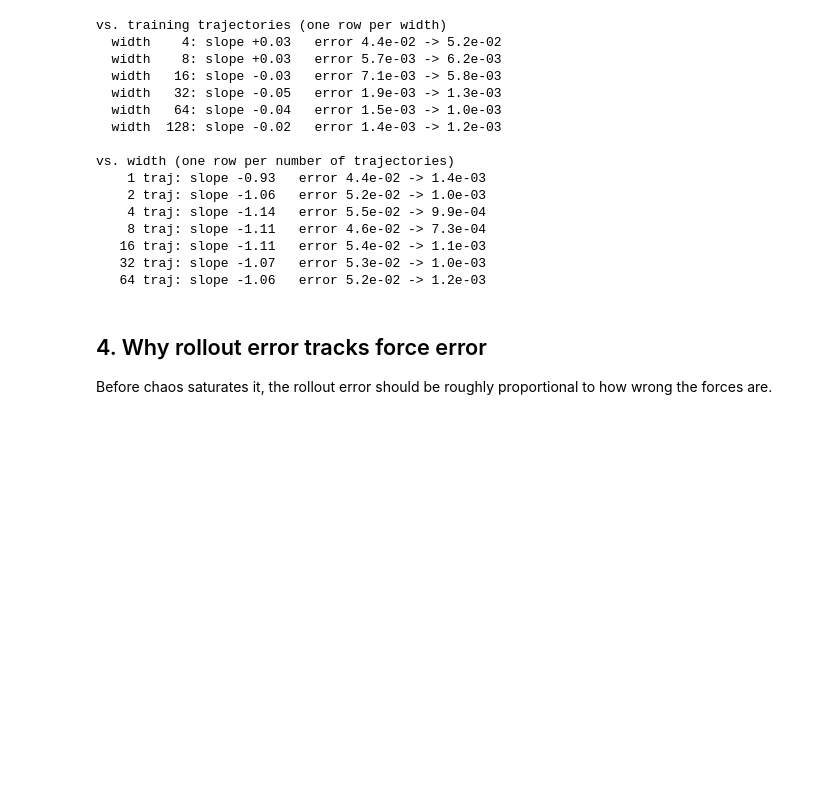
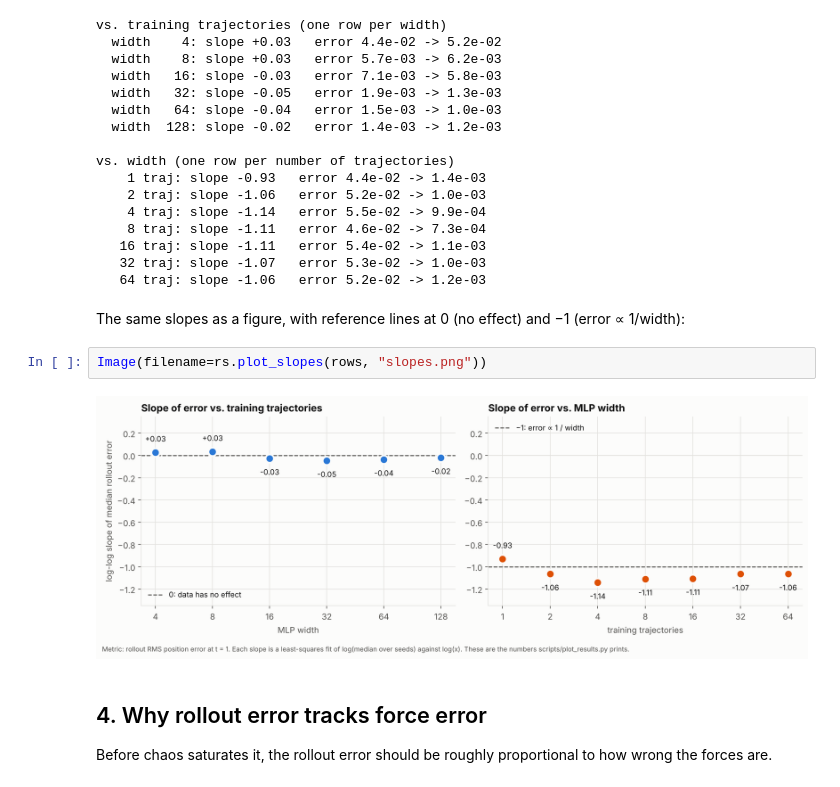
Before and after one commit to sjd18/rollout-error-vs.-training-trajectories, a Jupyter notebook: notebooks/explore_results.ipynb, the cells around one changed output. Saved outputs shown, nothing was run; the diff lists cells and outputs as text; blank space fills up the shorter version.

```diff
--- a/notebooks/explore_results.ipynb
+++ b/notebooks/explore_results.ipynb
@@ -80,6 +80,12 @@ vs. width (one row per number of trajectories)
    16 traj: slope -1.11   error 5.4e-02 -> 1.1e-03
    32 traj: slope -1.07   error 5.3e-02 -> 1.0e-03
    64 traj: slope -1.06   error 5.2e-02 -> 1.2e-03
+# %% [markdown]
+The same slopes as a figure, with reference lines at 0 (no effect) and −1 (error ∝ 1/width):
+# %%
+Image(filename=rs.plot_slopes(rows, "slopes.png"))
+# %% [output]
+[figure, added]
 # %% [markdown]
 ## 4. Why rollout error tracks force error
 
```
Also changed, not shown: parts of 4 cells of this notebook, 8 other files.
